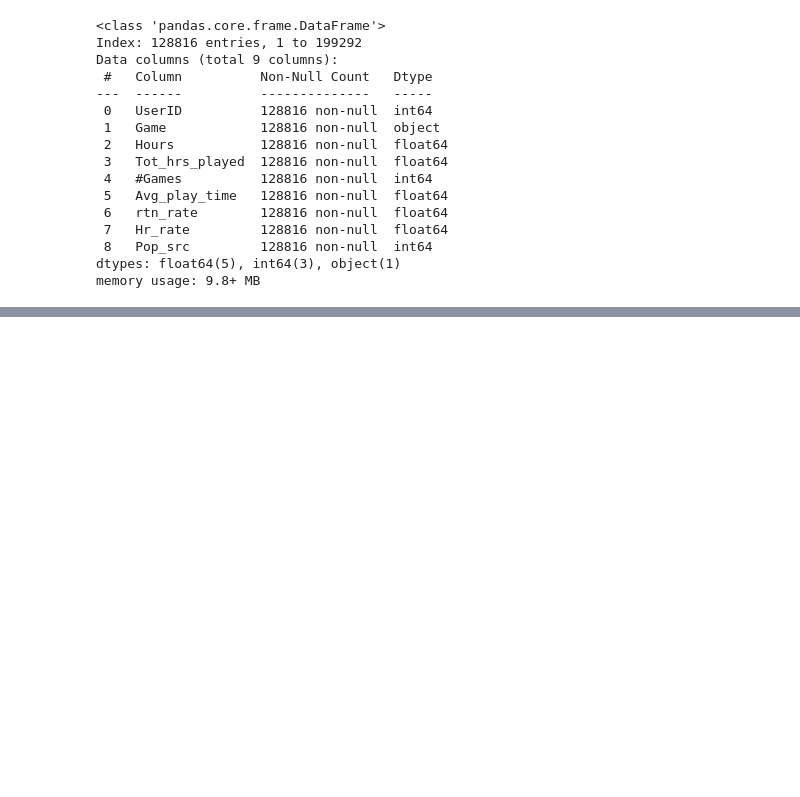
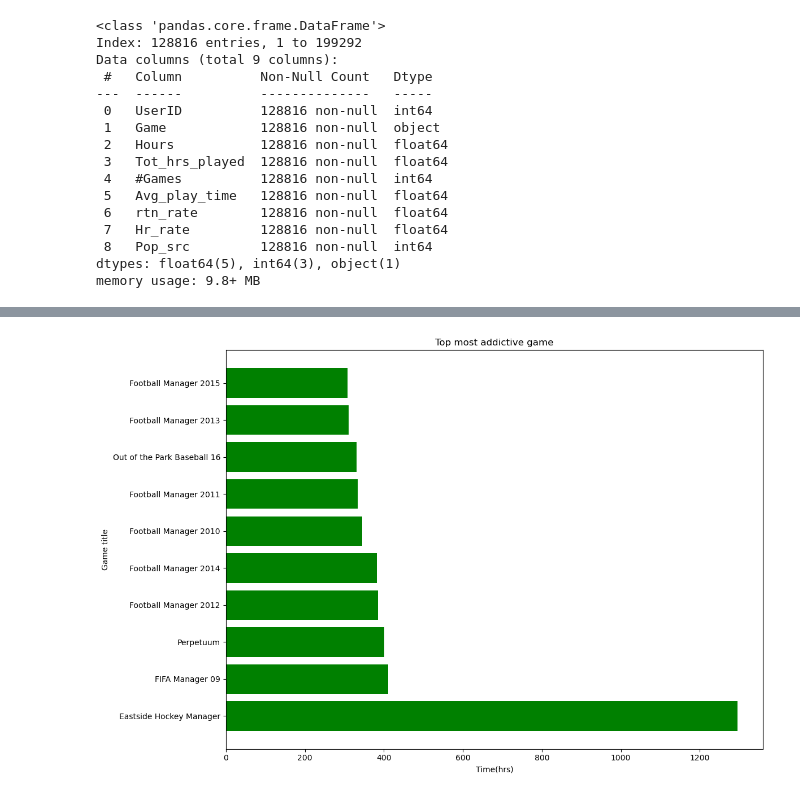
Before and after one commit to blue-jays/Game-Recommender, a Jupyter notebook: test.ipynb, the cells around one changed output, grey strips where cells are left out. Cells and saved outputs as stored; diff of their text form; code cells hidden in the pictures; blank space fills up the shorter version.

```diff
--- a/test.ipynb
+++ b/test.ipynb
@@ -337,0 +416,18 @@ plt.show()
+# %%
+# Now lets see how much time is spent on each game.
+top_10_addictive = df.groupby('Game')['Hours'].mean()
+
+top_10_addictive = top_10_addictive.sort_values(ascending= False).head(10)
+
+top_10_addictive = pd.DataFrame({'Game':top_10_addictive.index, 'Avg_time_spent-per_game':top_10_addictive.values})
+
+plt.figure(figsize=(12,8))
+plt.barh(top_10_addictive['Game'],top_10_addictive['Avg_time_spent-per_game'], color = 'green')
+
+plt.title("Top most addictive game")
+plt.xlabel('Time(hrs)')
+plt.ylabel('Game title')
+plt.tight_layout()
+plt.show()
+# %% [output]
+[figure, added]
```
Also changed, not shown: parts of 6 cells of this notebook, 1 other file.
